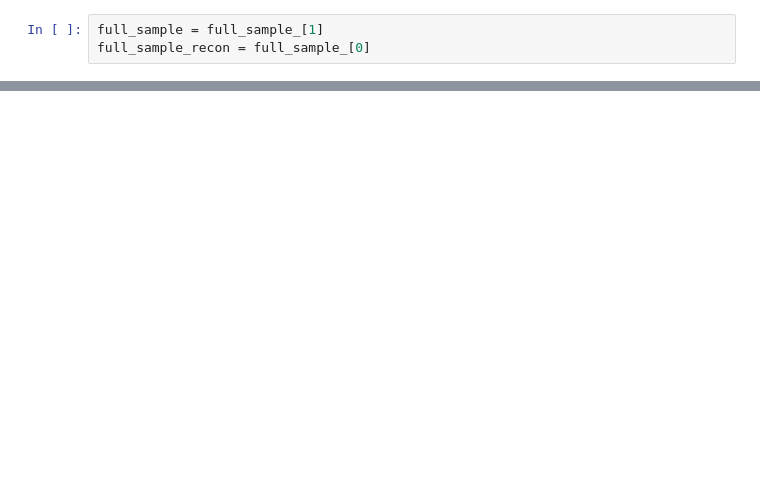
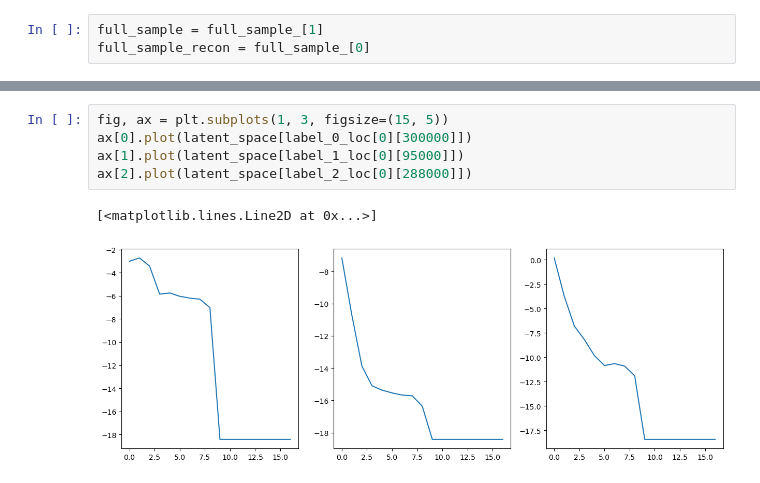
Before and after one commit to cmudrc/ALDS, a Jupyter notebook: data.ipynb, the cells around one changed output, grey strips where cells are left out. Saved outputs shown, nothing was run; the diff lists cells and outputs as text; blank space fills up the shorter version.

```diff
--- a/data.ipynb
+++ b/data.ipynb
@@ -61,0 +110,8 @@ ax[2].loglog(tke_spectrum_2)
+# %%
+fig, ax = plt.subplots(1, 3, figsize=(15, 5))
+ax[0].plot(latent_space[label_0_loc[0][300000]])
+ax[1].plot(latent_space[label_1_loc[0][95000]])
+ax[2].plot(latent_space[label_2_loc[0][288000]])
+# %% [output]
+[<matplotlib.lines.Line2D at 0x...>]
+[figure, added]
```
Also changed, not shown: parts of 10 cells of this notebook, 2 other files.
